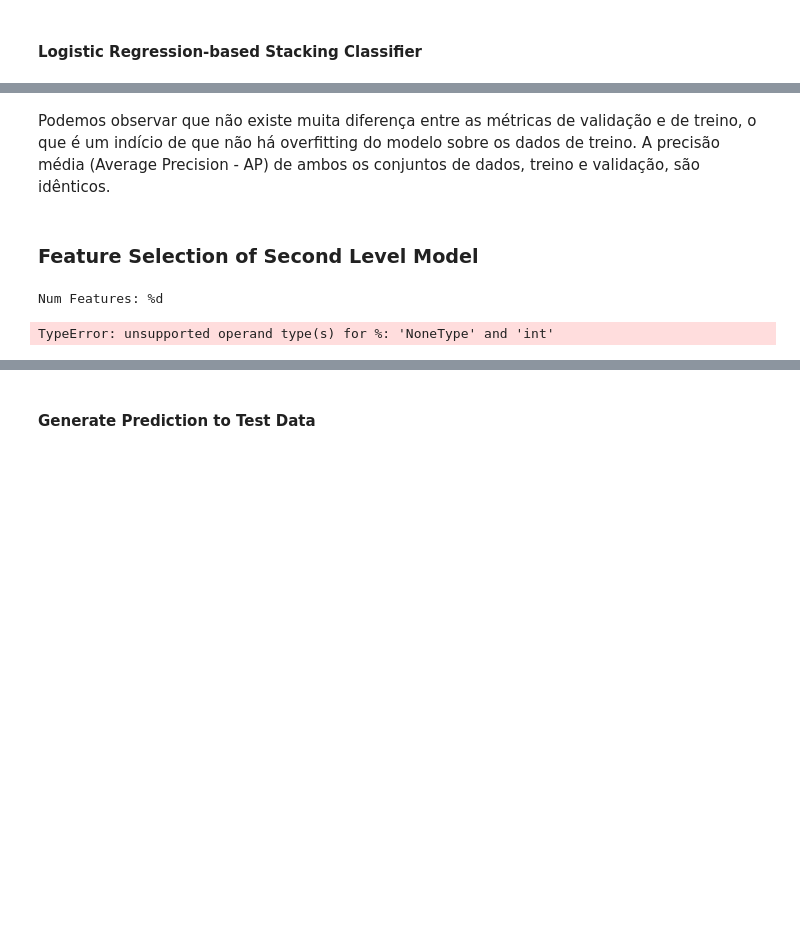
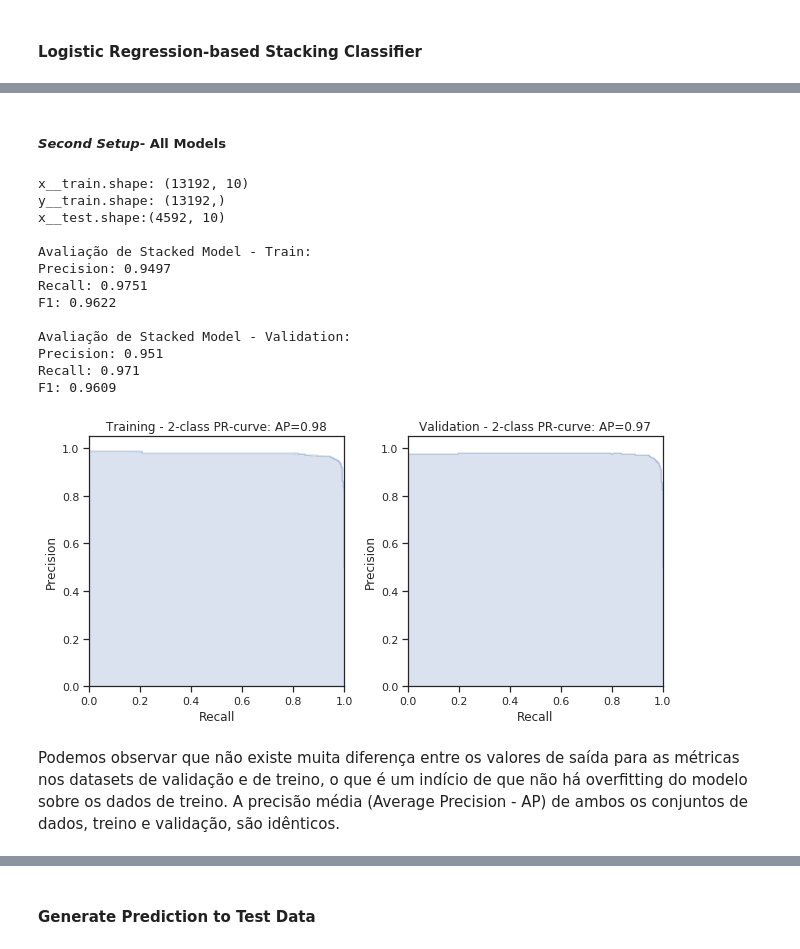
Before and after one commit to guilhermemg/ml-mestrado, a Jupyter notebook: notebooks/assignment-4.ipynb, the cells around one changed output, grey strips where cells are left out. Cells and saved outputs as stored; diff of their text form; code cells hidden in the pictures; blank space fills up the shorter version.

```diff
--- a/notebooks/assignment-4.ipynb
+++ b/notebooks/assignment-4.ipynb
@@ -851,19 +869,41 @@ F1: 0.9681
+# %% [markdown]
+##### _Second Setup_- **All Models**
+# %%
+cols = ['ada', 'et', 'knn', 'svm', 'xg', 'cat', 'rf', 'dt', 'lg', 'lr']
+
+x__train = np.concatenate((ad_oof_train, et_oof_train, kn_oof_train, sv_oof_train, xg_oof_train,
+                           cb_oof_train, rf_oof_train, dt_oof_train, lg_oof_train, lr_oof_train), axis=1)
+x__test = np.concatenate((ad_oof_test, et_oof_test, kn_oof_test, sv_oof_test, xg_oof_test,
+                          cb_oof_test, rf_oof_test, dt_oof_test, lg_oof_test, lr_oof_test), axis=1)
+y__train = y_train.copy()
+
+print("x__train.shape: {}".format(x__train.shape))
+print("y__train.shape: {}".format(y__train.shape))
+print("x__test.shape:{}".format(x__test.shape))
+
+#sns.pairplot(pd.DataFrame(x__train, columns=cols))
+
+clf = LogisticRegression(solver='liblinear')
+clf.fit(x__train, y__train)
+
+evaluate_stacked_model(clf, pd.DataFrame(x__train), pd.DataFrame(y__train))
+# %% [output]
+x__train.shape: (13192, 10)
+y__train.shape: (13192,)
+x__test.shape:(4592, 10)
+
+Avaliação de Stacked Model - Train:
+Precision: 0.9497
+Recall: 0.9751
+F1: 0.9622
+
+Avaliação de Stacked Model - Validation:
+Precision: 0.951
+Recall: 0.971
+F1: 0.9609
+[figure, added]
 # %% [markdown]
-Podemos observar que não existe muita diferença entre as métricas de validação e de treino, o que é um indício de que não há overfitting do modelo sobre os dados de treino. A precisão média (Average Precision - AP) de ambos os conjuntos de dados, treino e validação, são idênticos.
+Podemos observar que não existe muita diferença entre os valores de saída para as métricas nos datasets de validação e de treino, o que é um indício de que não há overfitting do modelo sobre os dados de treino. A precisão média (Average Precision - AP) de ambos os conjuntos de dados, treino e validação, são idênticos.
-# %% [markdown]
-### Feature Selection of Second Level Model
-# %%
-from sklearn.feature_selection import RFE
-
-rfe = RFE(clf, 4)
-fit = rfe.fit(pd.DataFrame(x__train, columns=cols), pd.DataFrame(y__train))
-
-print("Num Features: %d") % fit.n_features_
-print("Selected Features: %s") % fit.support_
-print("Feature Ranking: %s") % fit.ranking_
-# %% [output]
-Num Features: %d
-TypeError: unsupported operand type(s) for %: 'NoneType' and 'int'
 # %% [markdown]
 ### Evaluation
 
```
Also changed, not shown: parts of 33 cells of this notebook, 4 other files.
